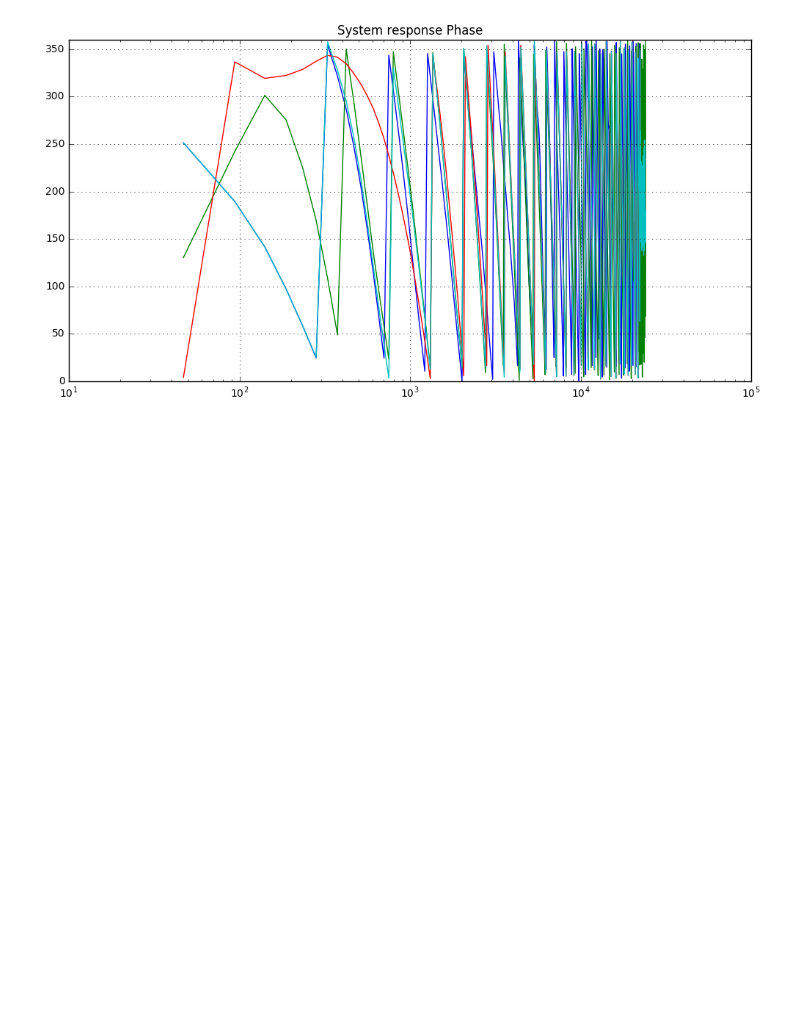
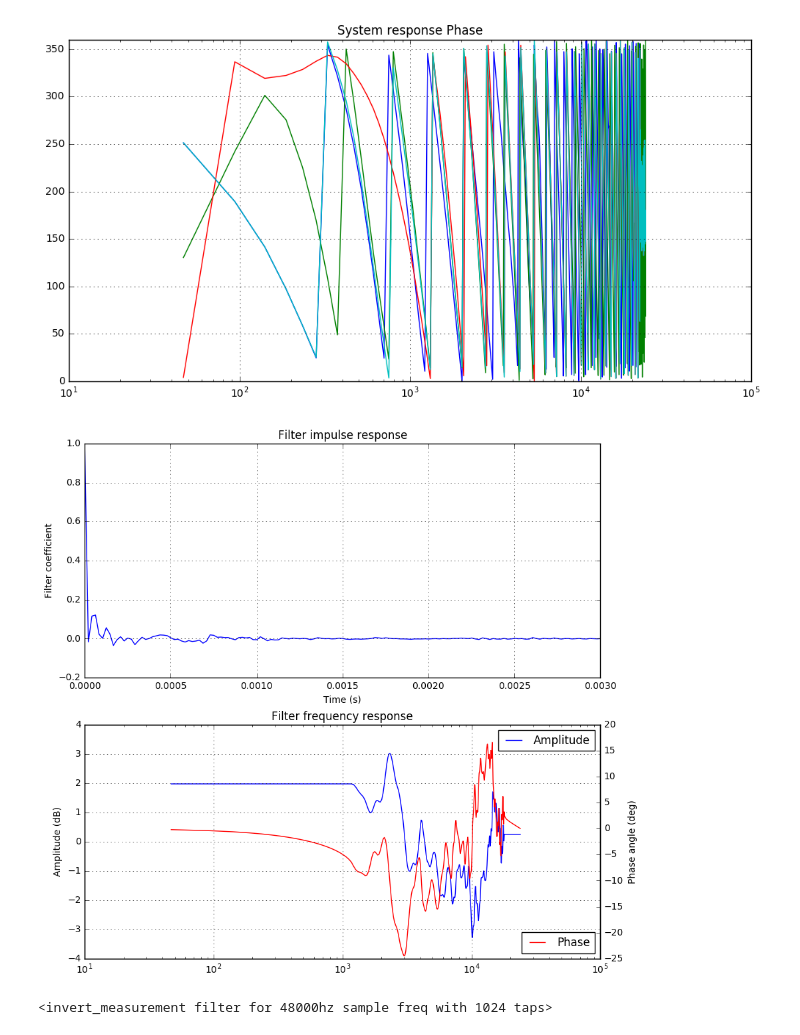
Before and after one commit to axiak/speakers, a Jupyter notebook: notebooks/Crossover Design.ipynb, the cells around one changed output. Cells and saved outputs as stored; diff of their text form; code cells hidden in the pictures; blank space fills up the shorter version.

```diff
--- a/notebooks/Crossover Design.ipynb
+++ b/notebooks/Crossover Design.ipynb
@@ -135,6 +135,12 @@ plot_system(system, title='System response')
 [figure]
 [figure]
 [figure]
+# %%
+tw_comp = ff.invert_measurement('../measurements/tweeterleft.txt.gz', (-1e-3, 4e-3), (1.2e3, 1.8e4), nocache=True)
+tw_comp
+# %% [output]
+[figure, added]
+<invert_measurement filter for 48000hz sample freq with 1024 taps>
 # %%
 def x():
     #   EQ will compensate for baffle effects
```
Also changed, not shown: parts of 1 cell of this notebook, 25 other files.
